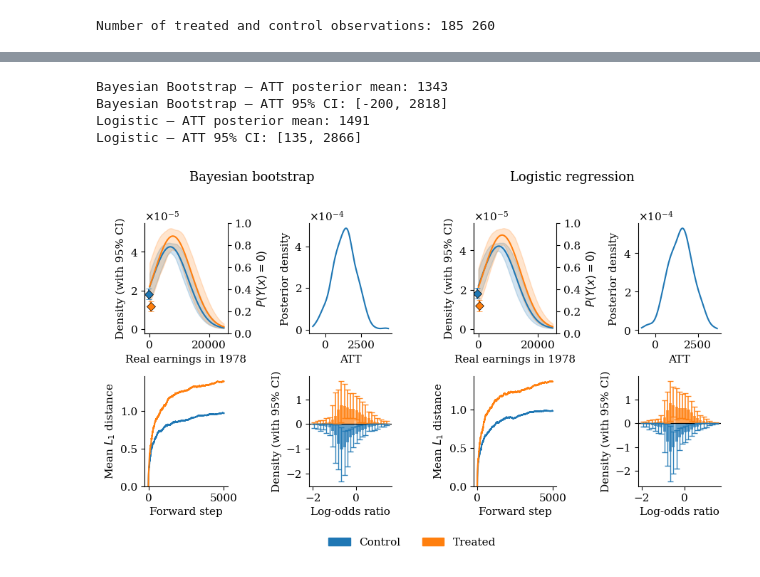
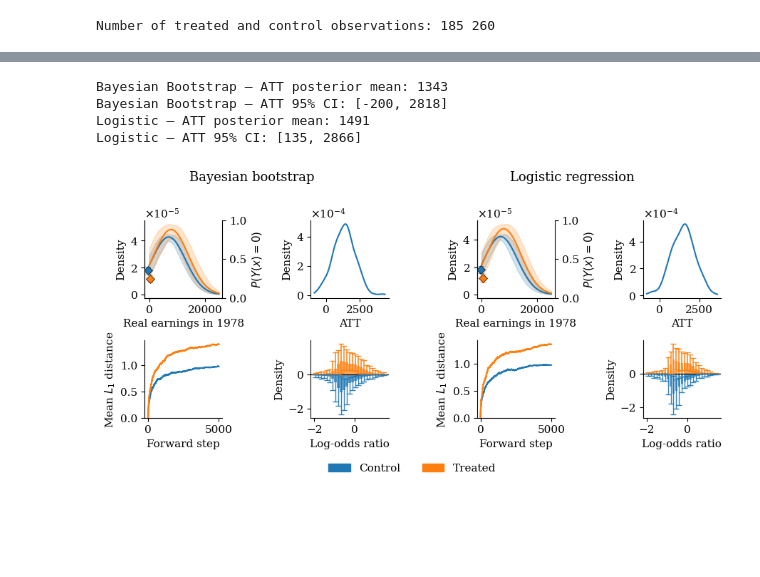
Before and after one commit to gregorsteiner/CausalMP, a Jupyter notebook: Real_Examples.ipynb, the cells around one changed output, grey strips where cells are left out. Saved outputs shown, nothing was run; the diff lists cells and outputs as text; code cells hidden in the pictures; blank space fills up the shorter version.

```diff
--- a/Real_Examples.ipynb
+++ b/Real_Examples.ipynb
@@ -85,7 +85,7 @@ T-learner QTE(delta=0.1): mean=-1.46, 95% CI=[-2.23, -0.65]
 T-learner QTE(delta=0.5): mean=-2.54, 95% CI=[-3.43, -1.66]
 T-learner QTE(delta=0.9): mean=-3.83, 95% CI=[-5.40, -2.15]
 # %%
-fig, axes = plt.subplots(2, 2, figsize=(6, 4), sharey='row')
+fig, axes = plt.subplots(2, 2, figsize=(7, 4), sharey='row')
 
 plt.rcParams.update({
     "font.family":      "serif",
@@ -104,7 +104,7 @@ ax.fill_between(y_grid_orig, res['x_0']['low'] / sig_y, res['x_0']['high'] / sig
 ax.plot(y_grid_orig, res['x_1']['mean'] / sig_y, label="Y(1)", color='tab:orange')
 ax.fill_between(y_grid_orig, res['x_1']['low'] / sig_y, res['x_1']['high'] / sig_y, color='tab:orange', alpha=0.2)
 ax.set_xlabel("Duration (days)")
-ax.set_ylabel("Density (with 95% CI)")
+ax.set_ylabel("Density")
 ax.set_title("S-Learner")
 ax.legend(frameon=False)
 
@@ -127,7 +127,7 @@ for ax, qte in [(axes[1, 0], qte_s), (axes[1, 1], qte_t)]:
         ax.plot(grid, kde(grid), color=delta_colors[k], label=fr"$\delta={delta}$")
     ax.set_xlabel(r"$\delta$-quantile treatment effect")
     ax.legend(frameon=False, fontsize=9)
-axes[1, 0].set_ylabel("Posterior density")
+axes[1, 0].set_ylabel("Density")
 
 plt.tight_layout()
 plt.savefig('Figures/ZincExample.pdf', dpi=300, bbox_inches='tight')
@@ -235,7 +235,7 @@ plt.rcParams.update({
     "ytick.direction":  "out",
 })
 
-fig, axes = plt.subplots(1, 2, figsize=(6, 2.5), sharey=True,
+fig, axes = plt.subplots(1, 2, figsize=(8, 3), sharey=True,
                          gridspec_kw={'wspace': 0.05})
 
 steps = results_compliers['checkpoints']
@@ -380,7 +380,7 @@ def plot_lalonde_panels(res, panel_axes, y_grid_orig, sig_y, x,
     fmt = ticker.ScalarFormatter(useMathText=True)
     fmt.set_powerlimits((0, 0))
     ax_dens.yaxis.set_major_formatter(fmt)
-    ax_dens.set_ylabel("Density (with 95% CI)")
+    ax_dens.set_ylabel("Density")
 
     # --- ATT posterior ---
     # E[Y(x)] is a convex combination of the continuous part and the zero part: the zero part
@@ -399,7 +399,7 @@ def plot_lalonde_panels(res, panel_axes, y_grid_orig, sig_y, x,
     fmt2 = ticker.ScalarFormatter(useMathText=True)
     fmt2.set_powerlimits((0, 0))
     ax_att.yaxis.set_major_formatter(fmt2)
-    ax_att.set_ylabel("Posterior density")
+    ax_att.set_ylabel("Density")
 
     # --- L1 convergence (continuous part only) ---
     l1 = res['l1_trajectory']
@@ -446,38 +446,38 @@ def plot_lalonde_panels(res, panel_axes, y_grid_orig, sig_y, x,
                 yerr=[np.maximum(hi_ctrl - med_ctrl, 0), np.maximum(med_ctrl - lo_ctrl, 0)],
                 fmt='none', color='tab:blue', capsize=3, linewidth=1.0, alpha=0.9)
     ax_ps.set_xlabel("Log-odds ratio")
-    ax_ps.set_ylabel("Density (with 95% CI)")
+    ax_ps.set_ylabel("Density")
 
     return att_samples, ax_dens2
 
-fig, axes = plt.subplots(2, 4, figsize=(9, 5))
+fig, axes = plt.subplots(2, 4, figsize=(9, 4))
 
 att_bb, ax2_bb = plot_lalonde_panels(res_bb, [axes[0, 0], axes[0, 1], axes[1, 0], axes[1, 1]],
                     y_grid_orig, sig_y, x)
 ax2_bb.set_ylabel(r"$P(Y(x)=0)$")
 
 att_log, ax2_log = plot_lalonde_panels(res_log, [axes[0, 2], axes[0, 3], axes[1, 2], axes[1, 3]],
                     y_grid_orig, sig_y, x)
 ax2_log.set_ylabel(r"$P(Y(x)=0)$")
 
 fig.text(0.25, 1.0, "Bayesian bootstrap", ha='center', va='bottom', fontsize=13)
 fig.text(0.75, 1.0, "Logistic regression", ha='center', va='bottom', fontsize=13)
 
 fig.legend(handles=[Patch(color='tab:blue', label='Control'),
                     Patch(color='tab:orange', label='Treated')],
            loc='lower center', ncol=2, frameon=False, fontsize=11,
            bbox_to_anchor=(0.5, -0.05))
 
 for label, att in [("Bayesian Bootstrap", att_bb), ("Logistic", att_log)]:
     print(f"{label} — ATT posterior mean: {att.mean():.0f}")
     print(f"{label} — ATT 95% CI: [{np.quantile(att, 0.025):.0f}, {np.quantile(att, 0.975):.0f}]")
 
 plt.tight_layout(rect=[0, 0.03, 1, 0.96])
 plt.savefig('Figures/LalondeExample.pdf', dpi=300, bbox_inches='tight')
 plt.show()
 # %% [output]
 Bayesian Bootstrap — ATT posterior mean: 1343
 Bayesian Bootstrap — ATT 95% CI: [-200, 2818]
 Logistic — ATT posterior mean: 1491
 Logistic — ATT 95% CI: [135, 2866]
-[figure, old version]
+[figure, new version]
```
Also changed, not shown: parts of 4 cells of this notebook, 3 other files.
